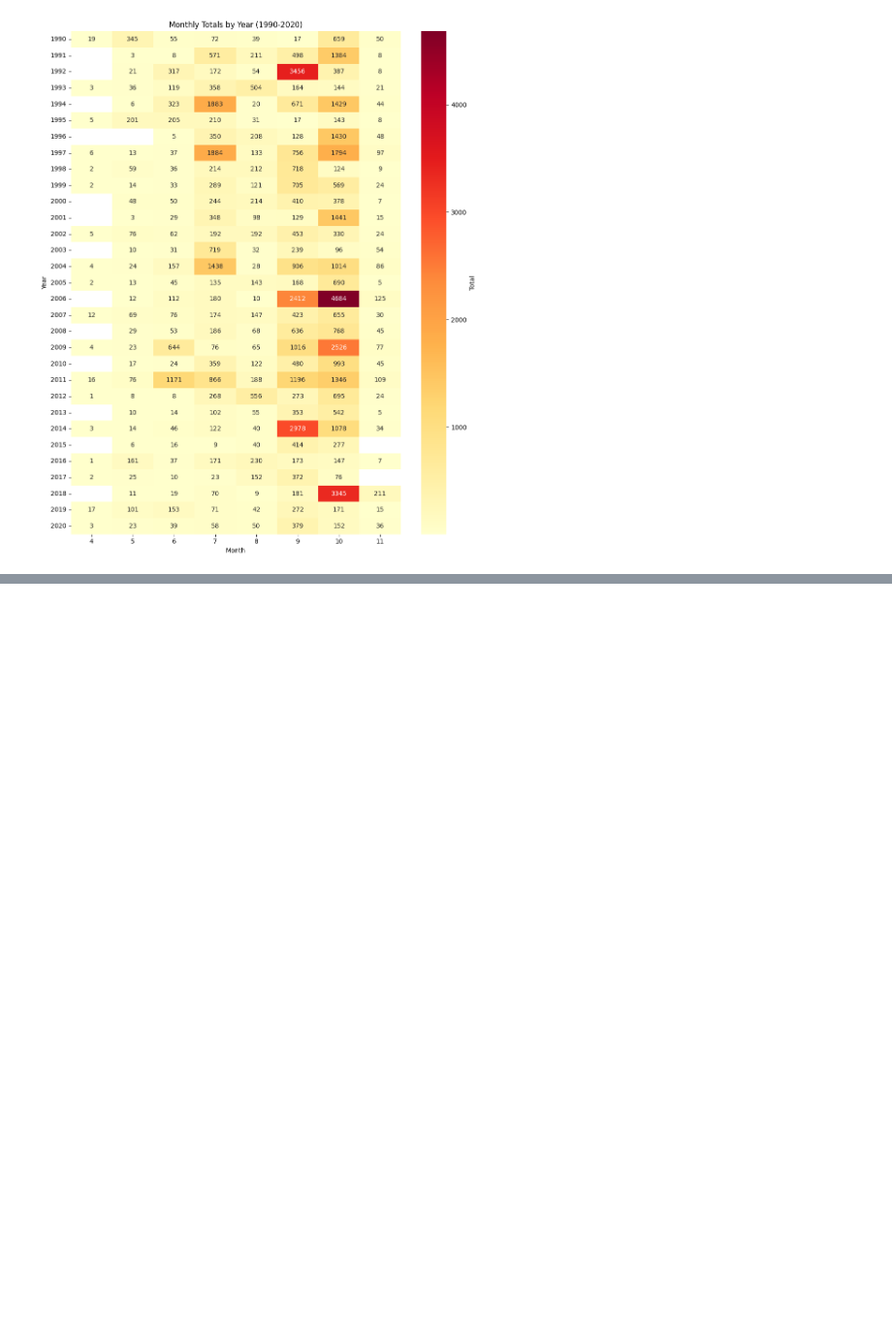
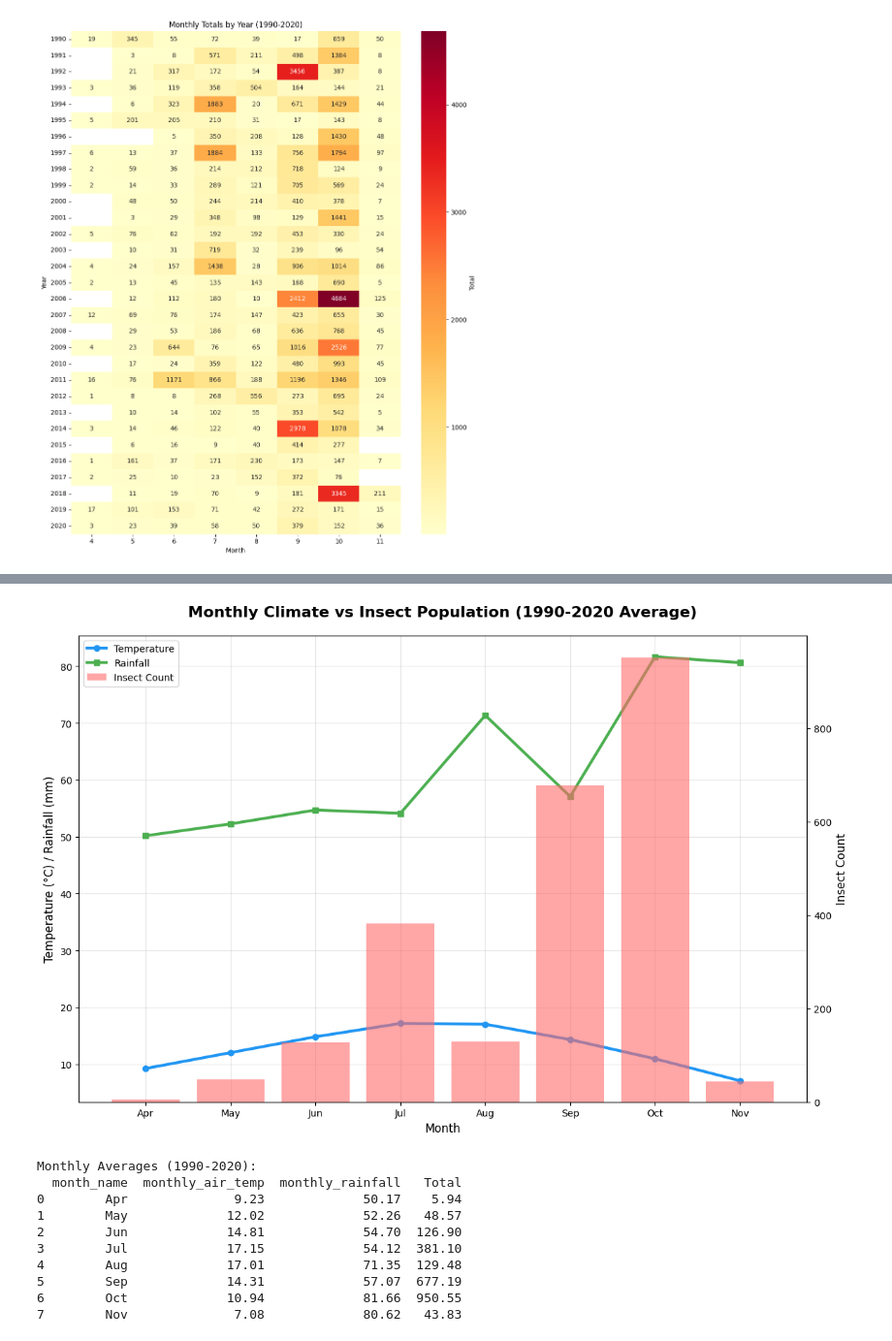
Before and after one commit to swimmingkirby/TeamOthers, a Jupyter notebook: ai/regression_final.ipynb, the cells around one changed output, grey strips where cells are left out. Shown at 97% size. Cells and saved outputs as stored; diff of their text form; code cells hidden in the pictures; blank space fills up the shorter version.

```diff
--- a/ai/regression_final.ipynb
+++ b/ai/regression_final.ipynb
@@ -531,0 +817,58 @@ plt.show()
+# %%
+import matplotlib.pyplot as plt
+import numpy as np
+
+# Group by month and calculate means across all years
+monthly_avg = final_df_2.groupby('month').agg({
+    'monthly_air_temp': 'mean',
+    'monthly_rainfall': 'mean',
+    'Total': 'mean'
+}).reset_index()
+
+# Create month names
+month_names = {4: 'Apr', 5: 'May', 6: 'Jun', 7: 'Jul', 8: 'Aug', 9: 'Sep', 10: 'Oct', 11: 'Nov'}
+monthly_avg['month_name'] = monthly_avg['month'].map(month_names)
+
+# Create the plot
+fig, ax1 = plt.subplots(figsize=(12, 8))
+
+# Plot temperature and rainfall on left y-axis
+ax1.plot(monthly_avg['month_name'], monthly_avg['monthly_air_temp'],
+         color='#2196F3', linewidth=3, marker='o', markersize=6, label='Temperature')
+ax1.plot(monthly_avg['month_name'], monthly_avg['monthly_rainfall'],
+         color='#4CAF50', linewidth=3, marker='s', markersize=6, label='Rainfall')
+
+ax1.set_xlabel('Month', fontsize=12)
+ax1.set_ylabel('Temperature (°C) / Rainfall (mm)', fontsize=12)
+ax1.tick_params(axis='y', labelcolor='black')
+ax1.grid(True, alpha=0.3)
+
+# Create second y-axis for insect count
+ax2 = ax1.twinx()
+bars = ax2.bar(monthly_avg['month_name'], monthly_avg['Total'],
+               color='#ff6b6b', alpha=0.6, label='Insect Count')
+ax2.set_ylabel('Insect Count', fontsize=12)
+ax2.tick_params(axis='y', labelcolor='black')
+
+# Add title and legends
+plt.title('Monthly Climate vs Insect Population (1990-2020 Average)', fontsize=16, fontweight='bold', pad=20)
+
+# Combine legends
+lines1, labels1 = ax1.get_legend_handles_labels()
+lines2, labels2 = ax2.get_legend_handles_labels()
+ax1.legend(lines1 + lines2, labels1 + labels2, loc='upper left')
+
+plt.tight_layout()
+plt.show()
+# %% [output]
+[figure, added]
+Monthly Averages (1990-2020):
+  month_name  monthly_air_temp  monthly_rainfall   Total
+0        Apr              9.23             50.17    5.94
+1        May             12.02             52.26   48.57
+2        Jun             14.81             54.70  126.90
+3        Jul             17.15             54.12  381.10
+4        Aug             17.01             71.35  129.48
+5        Sep             14.31             57.07  677.19
+6        Oct             10.94             81.66  950.55
+7        Nov              7.08             80.62   43.83
```
Also changed, not shown: parts of 8 cells of this notebook.
